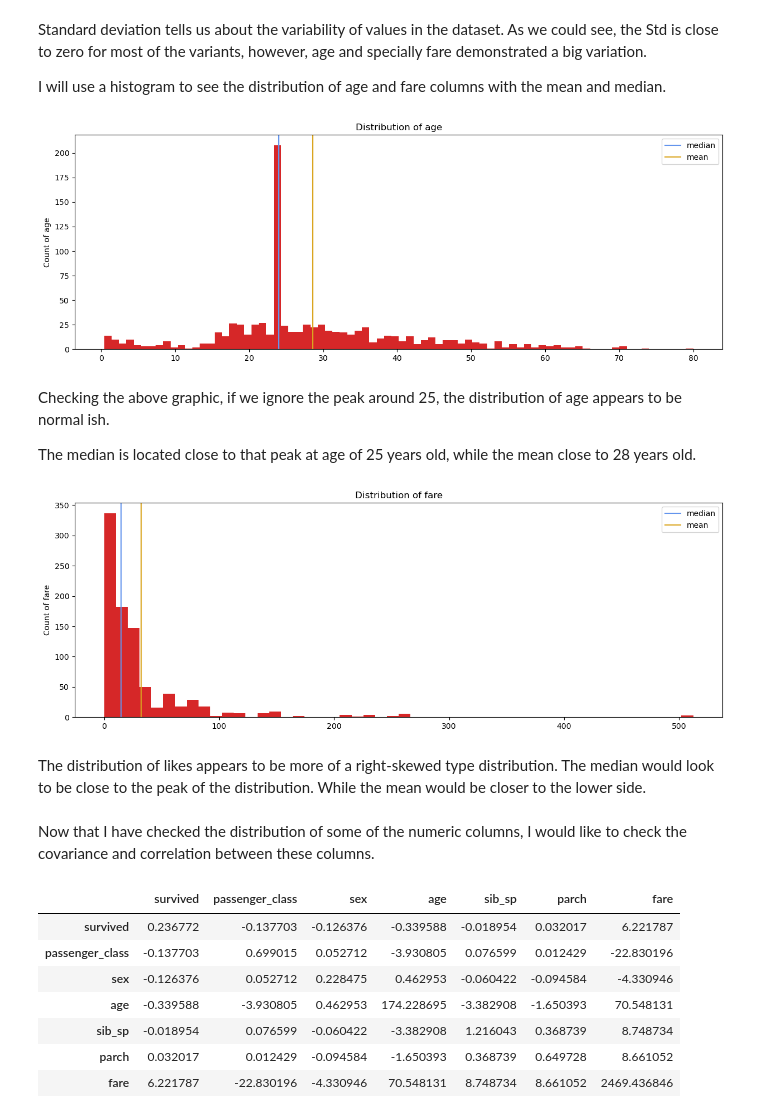
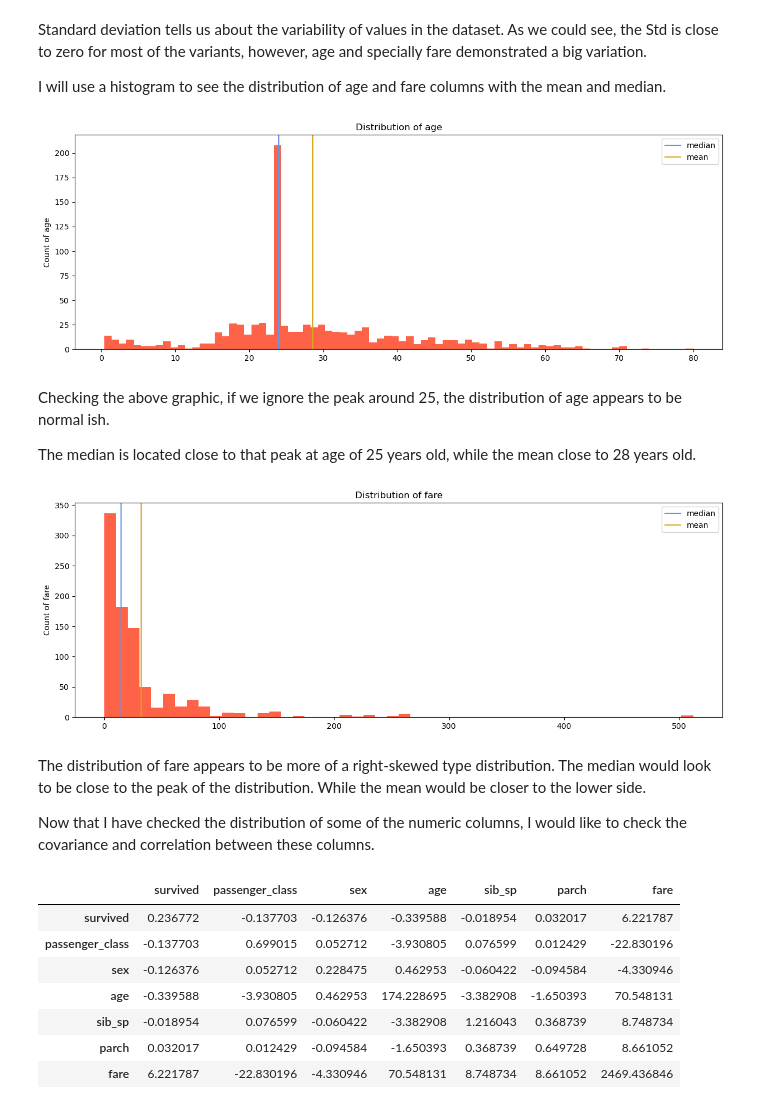
Before and after one commit to John-Card/Titanic-Dataset-Practice, a Jupyter notebook: Titanic Dataset.ipynb, the cells around one changed output. Saved outputs shown, nothing was run; the diff lists cells and outputs as text; code cells hidden in the pictures.

```diff
--- a/Titanic Dataset.ipynb
+++ b/Titanic Dataset.ipynb
@@ -880,7 +878,7 @@ I will use a histogram to see the distribution of age and fare columns with the
 # %%
 plt.figure(figsize=(15, 5))
 
-plt.hist(df['age'], bins=80, color='tab:red')
+plt.hist(df['age'], bins=80, color='tomato')
 
 # Overplot mean and median ages
 plt.axvline(df['age'].median(), color='cornflowerblue', label='median')
@@ -893,7 +891,7 @@ plt.legend()
 
 plt.show()
 # %% [output]
-[figure, old version]
+[figure, new version]
 # %% [markdown]
 Checking the above graphic, if we ignore the peak around 25, the distribution of age appears to be normal ish.
 
@@ -901,24 +899,24 @@ The median is located close to that peak at age of 25 years old, while the mean
 # %%
 plt.figure(figsize=(15, 5))
 
-plt.hist(df['fare'], bins=50, color='tab:red')
+plt.hist(df['fare'], bins=50, color='tomato')
 
 # Overplot mean and median ages
 plt.axvline(df['fare'].median(), color='cornflowerblue', label='median')
 plt.axvline(df['fare'].mean(), color='goldenrod', label='mean')
 
 
 plt.title('Distribution of fare')
 plt.ylabel('Count of fare')
 plt.legend()
 
 plt.show()
 # %% [output]
-[figure, old version]
+[figure, new version]
 # %% [markdown]
-The distribution of likes appears to be more of a right-skewed type distribution. The median would look to be close to the peak of the distribution. While the mean would be closer to the lower side.
+The distribution of fare appears to be more of a right-skewed type distribution. The median would look to be close to the peak of the distribution. While the mean would be closer to the lower side.
+
+Now that I have checked the distribution of some of the numeric columns, I would like to check the covariance and correlation between these columns.
-# %% [markdown]
-Now that I have checked the distribution of some of the numeric columns, I would like to check the covariance and correlation between these columns.
 # %%
 df.cov()
 # %% [output]
```
Also changed, not shown: parts of 143 cells of this notebook.
